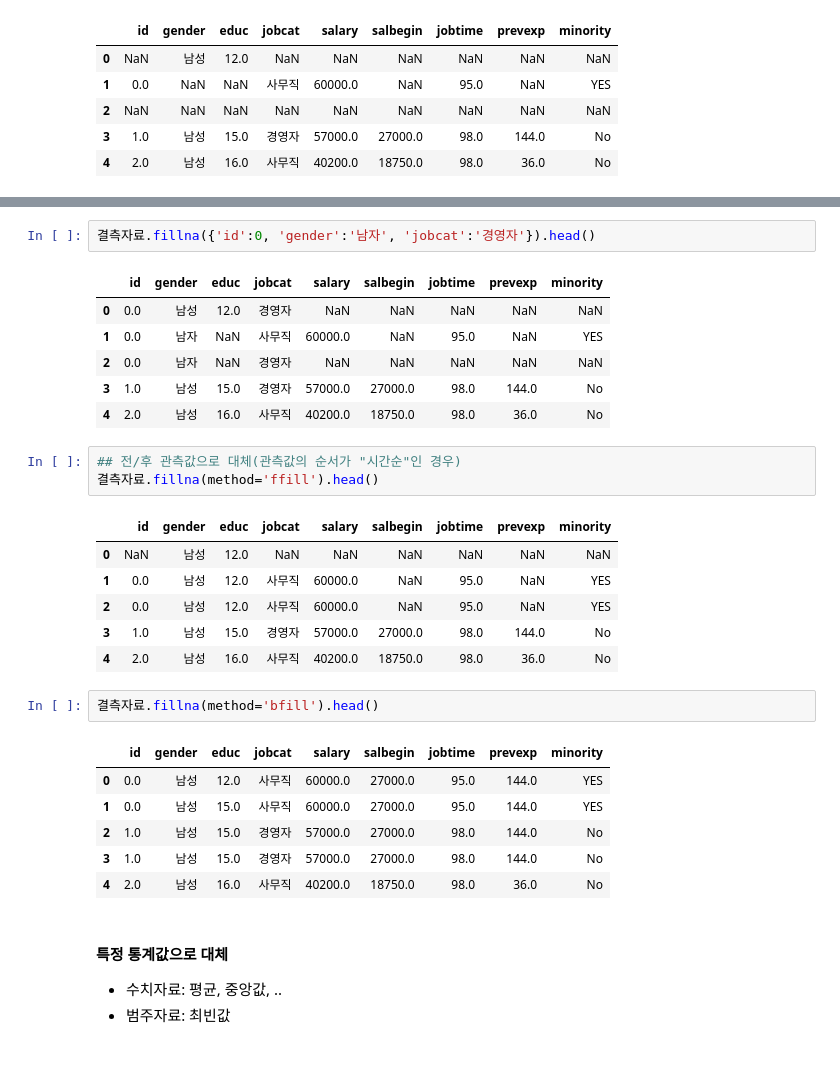
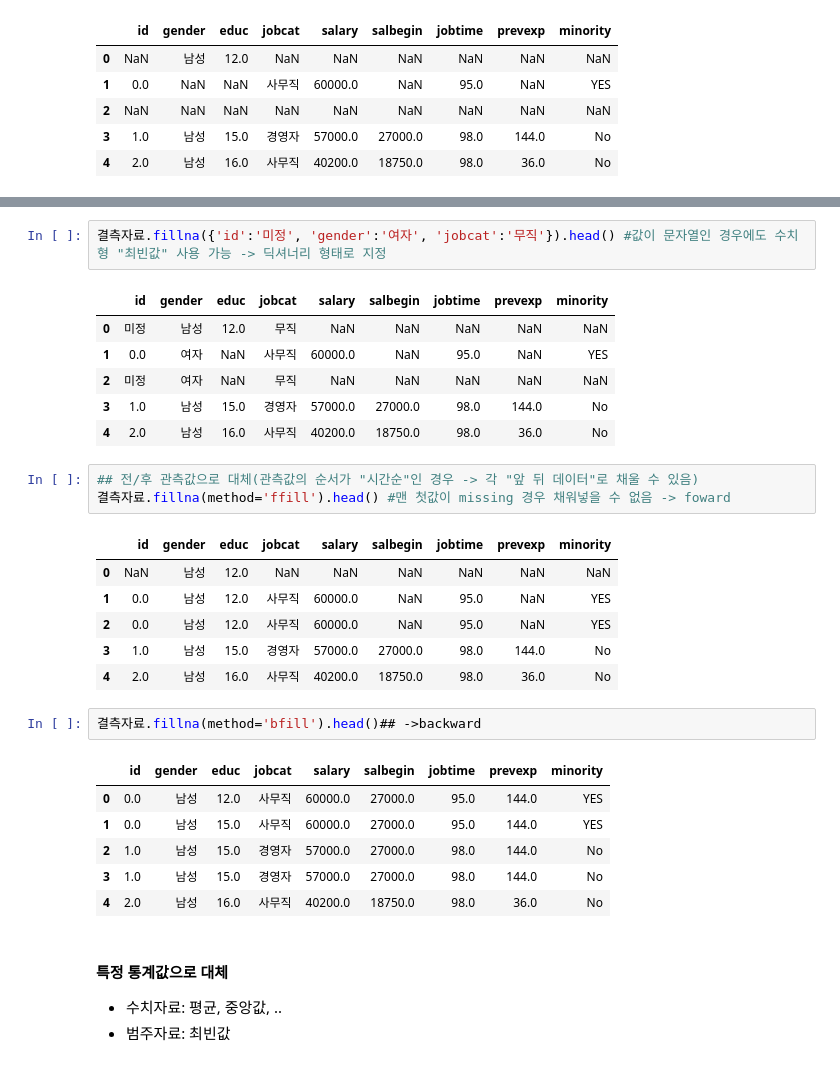
Before and after one commit to uijungkwon/data_analysis, a Jupyter notebook: BSA05/BSA05_Missing-Value.ipynb, the cells around one changed output, grey strips where cells are left out. Drawn from its saved outputs; the diff is of its cells as text.

```diff
--- a/BSA05/BSA05_Missing-Value.ipynb
+++ b/BSA05/BSA05_Missing-Value.ipynb
@@ -192,17 +194,17 @@ Name: jobcat, Length: 475, dtype: object
 | 3 | 1.0 | 남성 | 15.0 | 경영자 | 57000.0 | 27000.0 | 98.0 | 144.0 | No |
 | 4 | 2.0 | 남성 | 16.0 | 사무직 | 40200.0 | 18750.0 | 98.0 | 36.0 | No |
-# %%
-결측자료.fillna({'id':0, 'gender':'남자', 'jobcat':'경영자'}).head()
-# %% [output]
-|  | id | gender | educ | jobcat | salary | salbegin | jobtime | prevexp | minority |
-| 0 | 0.0 | 남성 | 12.0 | 경영자 | NaN | NaN | NaN | NaN | NaN |
-| 1 | 0.0 | 남자 | NaN | 사무직 | 60000.0 | NaN | 95.0 | NaN | YES |
-| 2 | 0.0 | 남자 | NaN | 경영자 | NaN | NaN | NaN | NaN | NaN |
-| 3 | 1.0 | 남성 | 15.0 | 경영자 | 57000.0 | 27000.0 | 98.0 | 144.0 | No |
-| 4 | 2.0 | 남성 | 16.0 | 사무직 | 40200.0 | 18750.0 | 98.0 | 36.0 | No |
+# %%
+결측자료.fillna({'id':'미정', 'gender':'여자', 'jobcat':'무직'}).head() #값이 문자열인 경우에도 수치형 "최빈값" 사용 가능 -> 딕셔너리 형태로 지정
+# %% [output]
+|  | id | gender | educ | jobcat | salary | salbegin | jobtime | prevexp | minority |
+| 0 | 미정 | 남성 | 12.0 | 무직 | NaN | NaN | NaN | NaN | NaN |
+| 1 | 0.0 | 여자 | NaN | 사무직 | 60000.0 | NaN | 95.0 | NaN | YES |
+| 2 | 미정 | 여자 | NaN | 무직 | NaN | NaN | NaN | NaN | NaN |
+| 3 | 1.0 | 남성 | 15.0 | 경영자 | 57000.0 | 27000.0 | 98.0 | 144.0 | No |
+| 4 | 2.0 | 남성 | 16.0 | 사무직 | 40200.0 | 18750.0 | 98.0 | 36.0 | No |
 # %%
-## 전/후 관측값으로 대체(관측값의 순서가 "시간순"인 경우)
-결측자료.fillna(method='ffill').head()
+## 전/후 관측값으로 대체(관측값의 순서가 "시간순"인 경우 -> 각 "앞 뒤 데이터"로 채울 수 있음)
+결측자료.fillna(method='ffill').head() #맨 첫값이 missing 경우 채워넣을 수 없음 -> foward
 # %% [output]
 |  | id | gender | educ | jobcat | salary | salbegin | jobtime | prevexp | minority |
 | 0 | NaN | 남성 | 12.0 | NaN | NaN | NaN | NaN | NaN | NaN |
@@ -211,7 +213,7 @@ Name: jobcat, Length: 475, dtype: object
 | 3 | 1.0 | 남성 | 15.0 | 경영자 | 57000.0 | 27000.0 | 98.0 | 144.0 | No |
 | 4 | 2.0 | 남성 | 16.0 | 사무직 | 40200.0 | 18750.0 | 98.0 | 36.0 | No |
 # %%
-결측자료.fillna(method='bfill').head()
+결측자료.fillna(method='bfill').head()## ->backward
 # %% [output]
 |  | id | gender | educ | jobcat | salary | salbegin | jobtime | prevexp | minority |
 | 0 | 0.0 | 남성 | 12.0 | 사무직 | 60000.0 | 27000.0 | 95.0 | 144.0 | YES |
```
Also changed, not shown: parts of 21 cells of this notebook.
